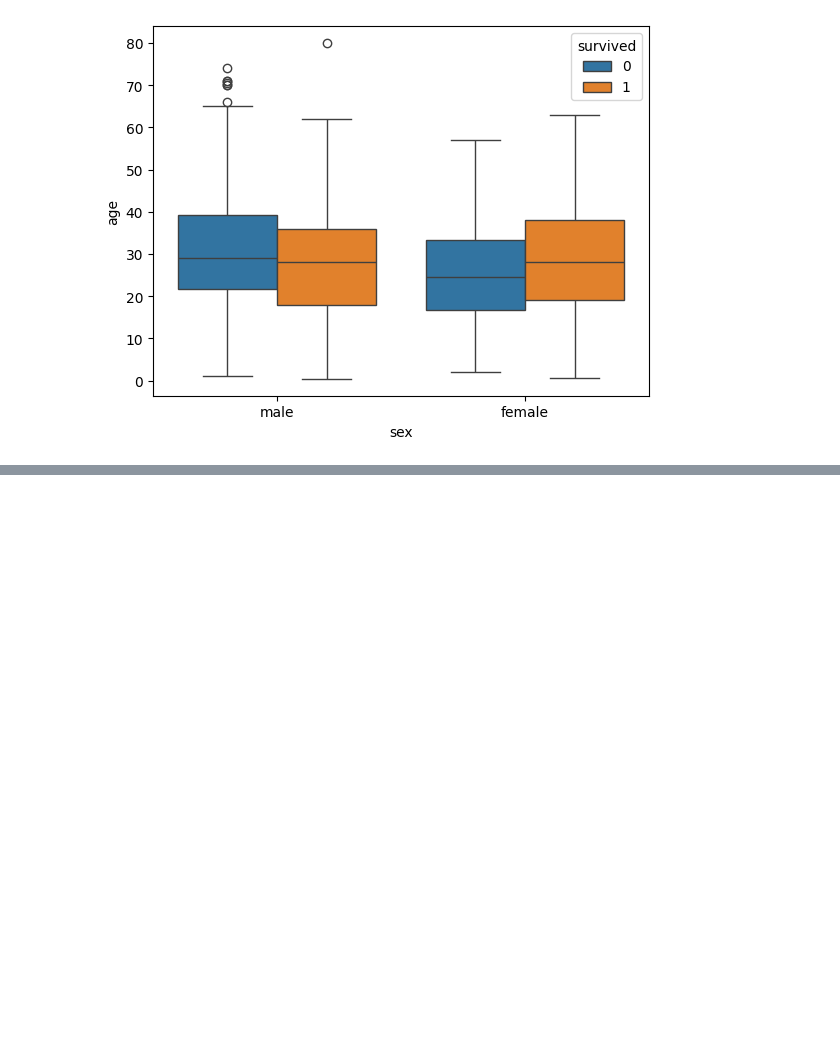
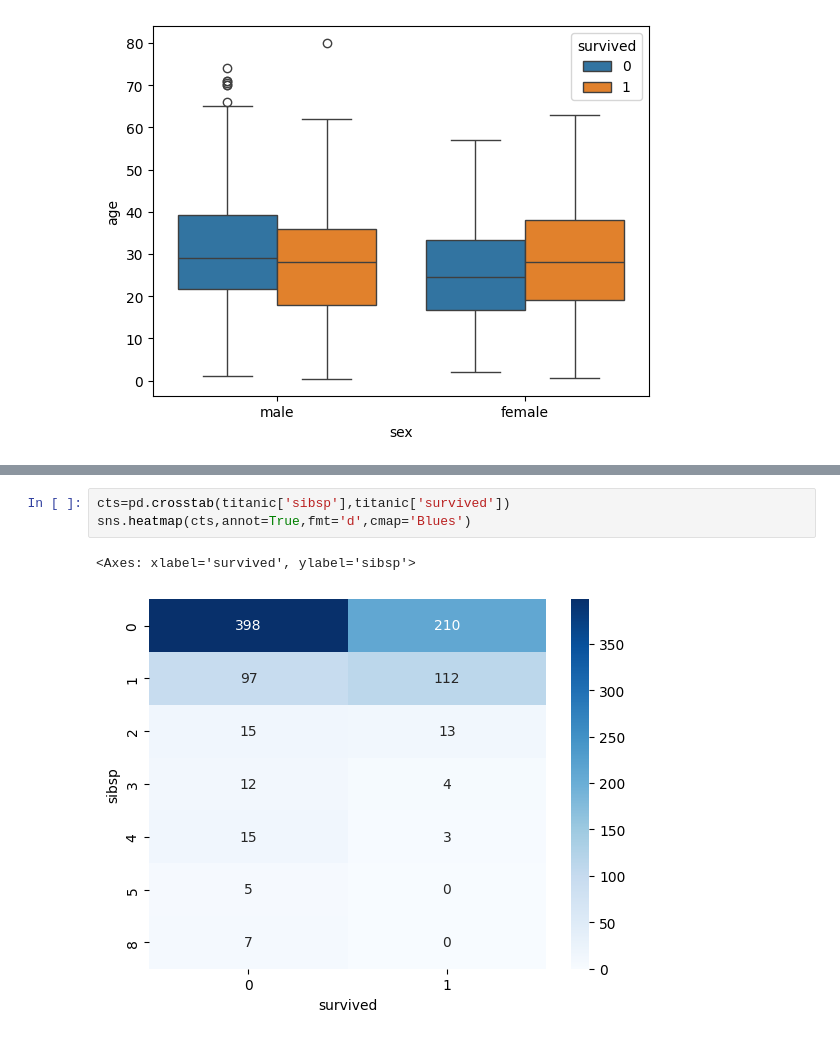
Before and after one commit to Salmanfarsi2561/PYTHON_ML, a Jupyter notebook: EDA/bimultivariate.ipynb, the cells around one changed output, grey strips where cells are left out. Cells and saved outputs as stored; diff of their text form; blank space fills up the shorter version.

```diff
--- a/EDA/bimultivariate.ipynb
+++ b/EDA/bimultivariate.ipynb
@@ -43,0 +82,6 @@ sns.boxplot(x='sex',y='age',hue='survived',data=titanic)
+# %%
+cts=pd.crosstab(titanic['sibsp'],titanic['survived'])
+sns.heatmap(cts,annot=True,fmt='d',cmap='Blues')
+# %% [output]
+<Axes: xlabel='survived', ylabel='sibsp'>
+[figure, added]
```
Also changed, not shown: parts of 3 cells of this notebook.
